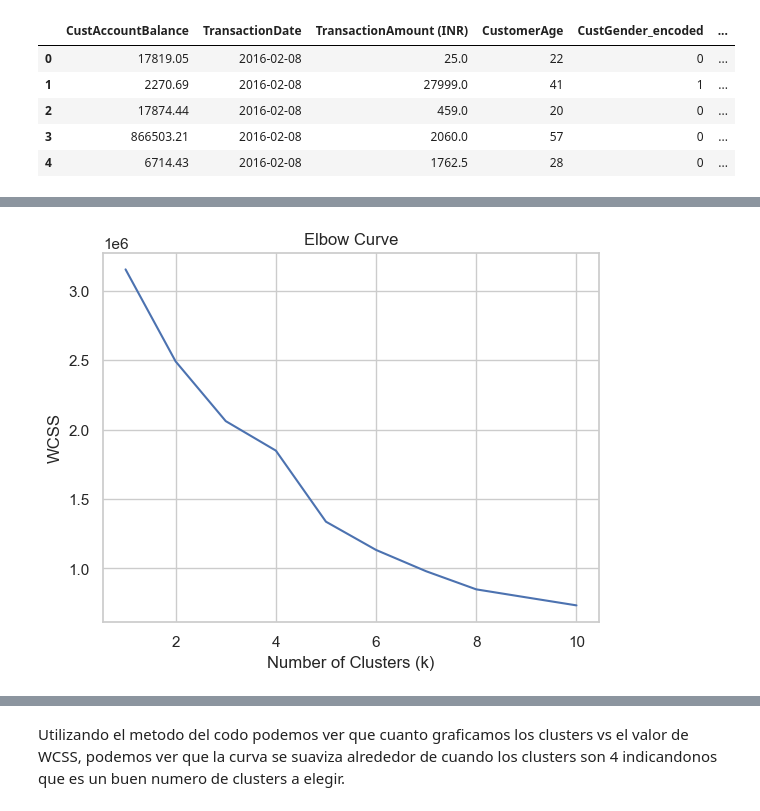
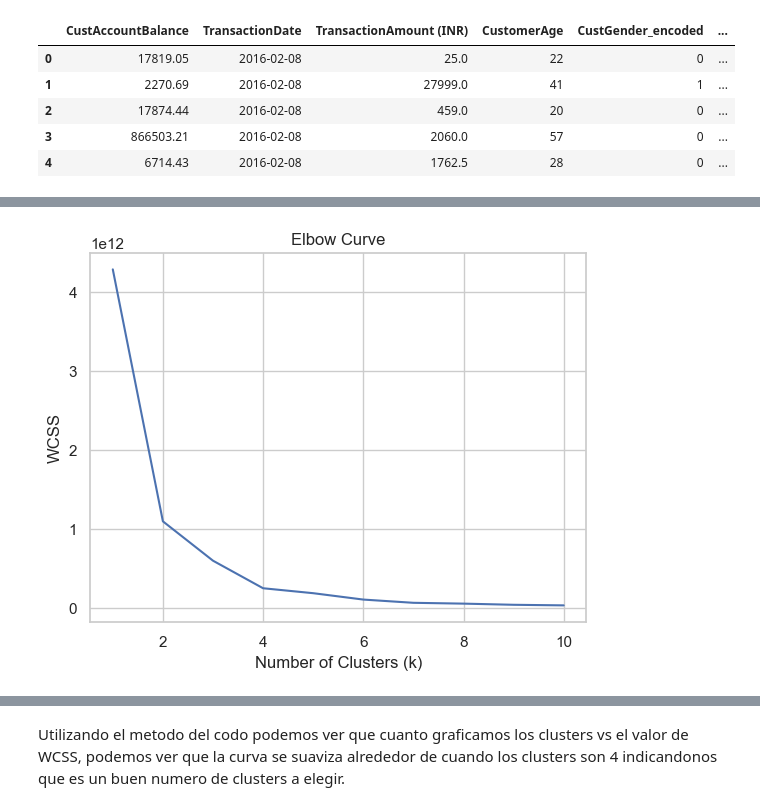
Before and after one commit to AndresQuinto5/IA_LAB4, a Jupyter notebook: Laboratorio4.ipynb, the cells around one changed output, grey strips where cells are left out. Drawn from its saved outputs; the diff is of its cells as text; code cells hidden in the pictures.

```diff
--- a/Laboratorio4.ipynb
+++ b/Laboratorio4.ipynb
@@ -405,9 +407,9 @@ categorical_features_to_scale = ['CustLocation_encoded']  # if needed
 scaler = StandardScaler()
 df[numerical_features] = scaler.fit_transform(df[numerical_features])
 
-# Optionally scale 'CustLocation_encoded' if it's determined necessary
-if categorical_features_to_scale:
-    df[categorical_features_to_scale] = scaler.fit_transform(df[categorical_features_to_scale])
+# # Optionally scale 'CustLocation_encoded' if it's determined necessary
+# if categorical_features_to_scale:
+#     df[categorical_features_to_scale] = scaler.fit_transform(df[categorical_features_to_scale])
 
 df.head()
 # %% [output]
@@ -429,5 +431,5 @@ df.head()
 # %%
-df = df.drop(columns=['CustLocation_encoded'], axis=1)
+# df = df.drop(columns=['CustLocation_encoded'], axis=1)
 # %%
 df.head()
 # %% [output]
@@ -448,36 +450,36 @@ def plot_elbow_curve(df, features):
     Parameters:
     - df (pandas.DataFrame): The dataset to perform clustering on.
     - features (list): The list of features to use for clustering.
 
     Returns:
     None
     """
 
     # Create an empty list to store the WCSS values
     wcss = []
 
     # Iterate over different values of k
     for k in range(1, 11):
         # Create a KMeans instance with k clusters
         kmeans = KMeans(n_clusters=k, random_state=0)
 
         # Fit the model to the data
         kmeans.fit(df[features])
 
         # Append the WCSS value to the list
         wcss.append(kmeans.inertia_)
 
     # Plot the elbow curve
     plt.plot(range(1, 11), wcss)
     plt.xlabel('Number of Clusters (k)')
     plt.ylabel('WCSS')
     plt.title('Elbow Curve')
     plt.show()
 
-# plot_elbow_curve(df, features=['CustAccountBalance', 'TransactionAmount (INR)', 'CustomerAge', 'CustGender_encoded', 'CustLocation_encoded'])
-plot_elbow_curve(df, features=['CustAccountBalance', 'TransactionAmount (INR)', 'CustomerAge', 'CustGender_encoded'])
+plot_elbow_curve(df, features=['CustAccountBalance', 'TransactionAmount (INR)', 'CustomerAge', 'CustGender_encoded', 'CustLocation_encoded'])
+# plot_elbow_curve(df, features=['CustAccountBalance', 'TransactionAmount (INR)', 'CustomerAge', 'CustGender_encoded'])
 # %% [output]
-[figure, old version]
+[figure, new version]
 # %%
 from scipy import stats
 
```
Also changed, not shown: parts of 14 cells of this notebook.
